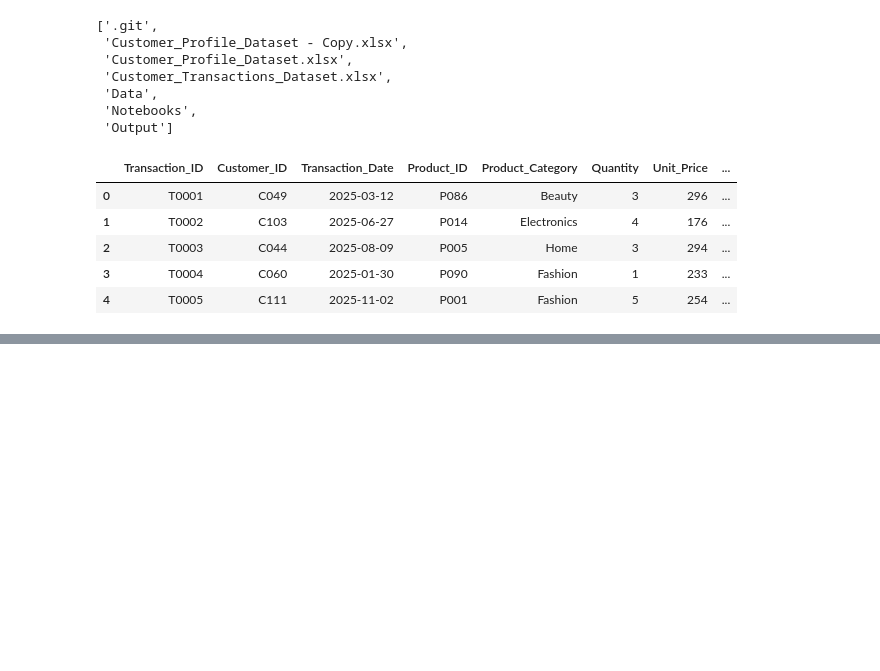
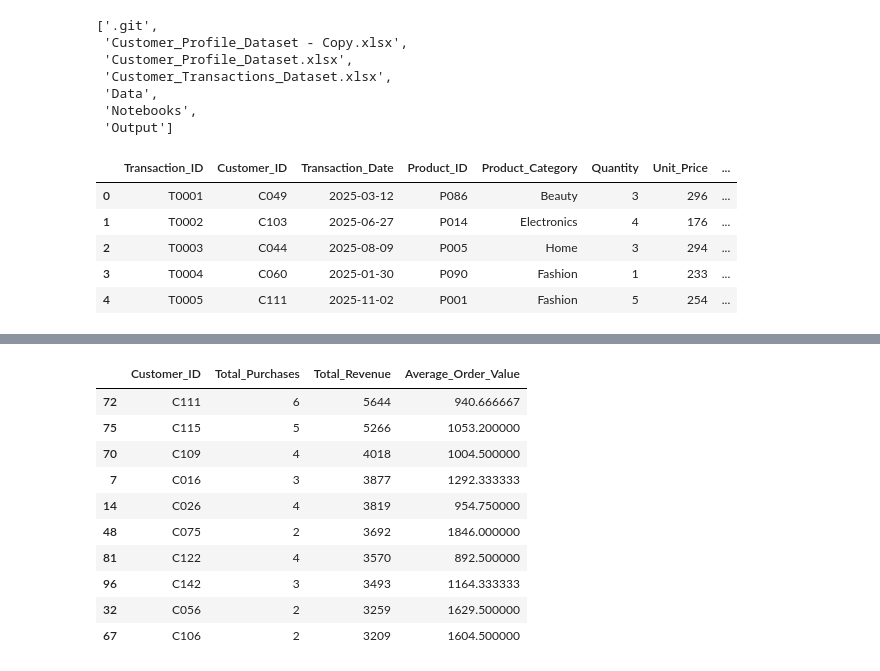
Before and after one commit to Harslshnde/Infotact-Project-2-Cohort-Retention, a Jupyter notebook: transactional_data_cleaning.ipynb, the cells around one changed output, grey strips where cells are left out. Saved outputs shown, nothing was run; the diff lists cells and outputs as text; code cells hidden in the pictures; blank space fills up the shorter version.

```diff
--- a/transactional_data_cleaning.ipynb
+++ b/transactional_data_cleaning.ipynb
@@ -1348,0 +1390,19 @@ df.head()
+# %%
+top_cltv = (
+    cltv.sort_values("Total_Revenue", ascending=False)
+    .head(10)
+)
+
+top_cltv
+# %% [output]
+|  | Customer_ID | Total_Purchases | Total_Revenue | Average_Order_Value |
+| 72 | C111 | 6 | 5644 | 940.666667 |
+| 75 | C115 | 5 | 5266 | 1053.200000 |
+| 70 | C109 | 4 | 4018 | 1004.500000 |
+| 7 | C016 | 3 | 3877 | 1292.333333 |
+| 14 | C026 | 4 | 3819 | 954.750000 |
+| 48 | C075 | 2 | 3692 | 1846.000000 |
+| 81 | C122 | 4 | 3570 | 892.500000 |
+| 96 | C142 | 3 | 3493 | 1164.333333 |
+| 32 | C056 | 2 | 3259 | 1629.500000 |
+| 67 | C106 | 2 | 3209 | 1604.500000 |
```
Also changed, not shown: parts of 13 cells of this notebook.
